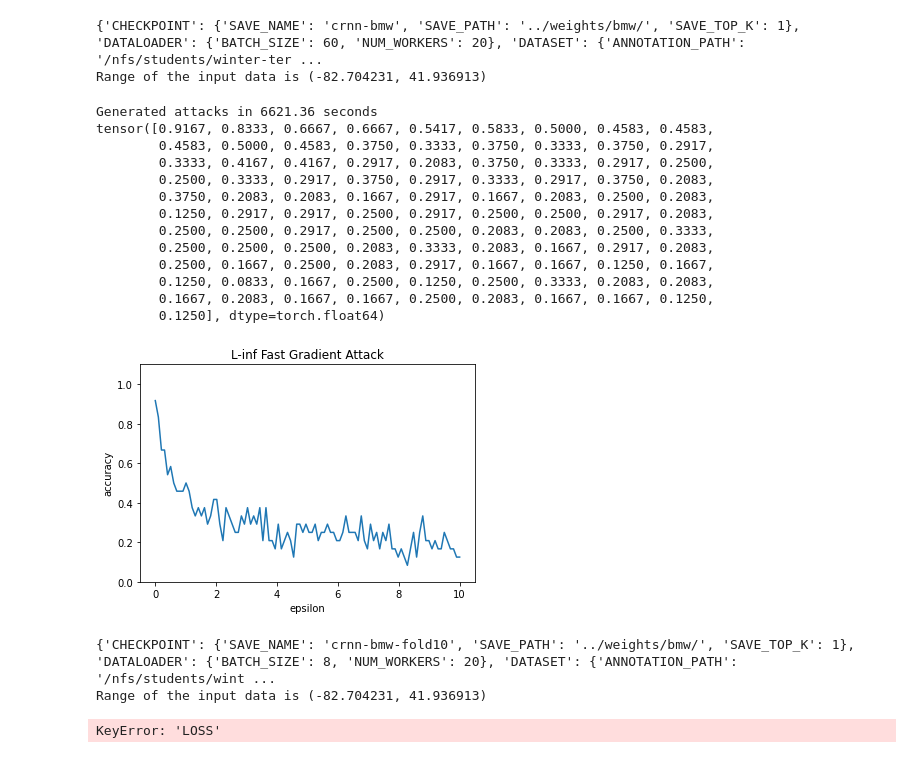
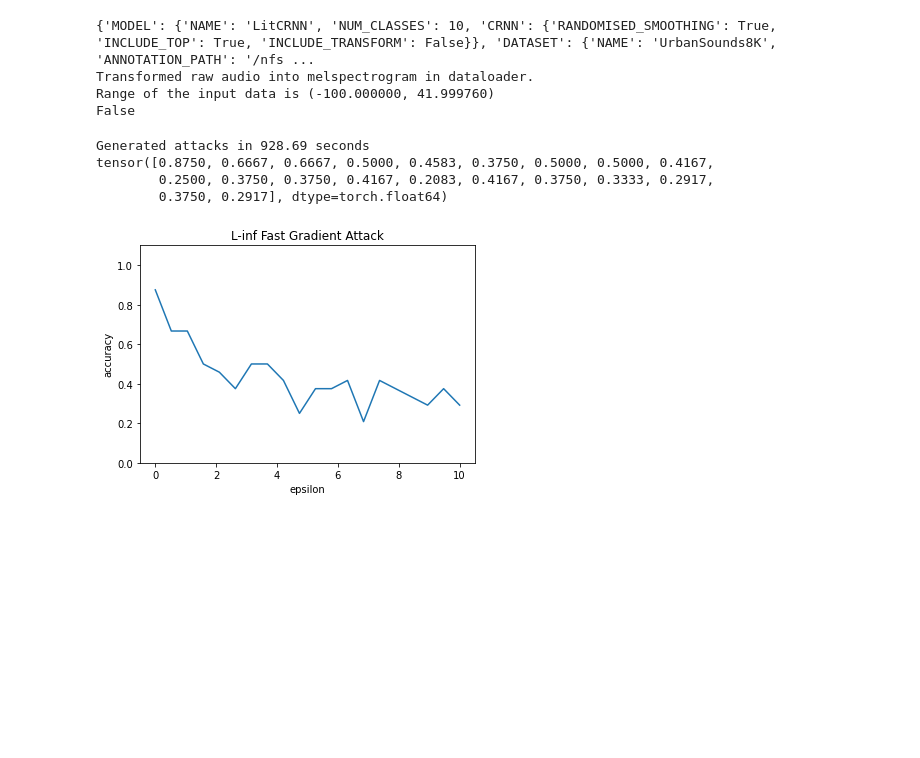
Before and after one commit to Vardanush/Robust-audio-classification, a Jupyter notebook: notebooks/foolbox_attacks.ipynb, the cells around one changed output. Drawn from its saved outputs; the diff is of its cells as text; code cells hidden in the pictures; blank space fills up the shorter version.

Commit message:
Fast gradient attack added

```diff
--- a/notebooks/foolbox_attacks.ipynb
+++ b/notebooks/foolbox_attacks.ipynb
@@ -87,11 +87,11 @@ import warnings
 warnings.filterwarnings('ignore')
 
 import sys
-pkg_path = "/nfs/homedirs/yuny/project-1/audio_classification"
+pkg_path = "/nfs/students/winter-term-2020/project-1/project-1/audio_classification"
 if pkg_path not in sys.path:
     sys.path.append(pkg_path)
 
-pkg_path = "/nfs/homedirs/yuny/project-1/foolbox"
+pkg_path = "//nfs/students/winter-term-2020/project-1/project-1/foolbox"
 if pkg_path not in sys.path:
     sys.path.append(pkg_path)
 
@@ -102,7 +102,7 @@ import yaml
 import torch
 from audio_classification.tools import do_train, get_dataloader, get_model, get_transform
 from audio_classification.tools.train_net import collate
-from audio_classification.model import lit_m11, LitCRNN
+from audio_classification.model import lit_m11, LitCRNN, SmoothClassifier
 from audio_classification.data import BMWDataset, UrbanSoundDataset
 
 from foolbox import PyTorchModel, accuracy, samples
@@ -116,9 +116,9 @@ import matplotlib.pyplot as plt
 
 torch.cuda.empty_cache()
 device = torch.device('cpu')
-# device = (torch.device('cuda') if torch.cuda.is_available() else torch.device('cpu'))
-project_dir = '/nfs/homedirs/yuny/project-1/'
-save_folder = '/nfs/homedirs/yuny/project-1/attack_results/'
+#device = (torch.device('cuda') if torch.cuda.is_available() else torch.device('cpu'))
+project_dir = '/nfs/students/winter-term-2020/project-1/project-1/'
+save_folder = '/nfs/students/winter-term-2020/project-1/project-1/attack_results/'
 # %%
 def attack_model(project_dir, config_path, pretrained_path, title):
     with open(os.path.join(project_dir, config_path), "r") as config_file:
@@ -126,8 +126,8 @@ def attack_model(project_dir, config_path, pretrained_path, title):
     print(configs)
 
     # use validattion set
-    val_set = BMWDataset(configs, [11], transform=get_transform(configs)) # actually the test set
-    # val_set = UrbanSoundDataset(configs, [10], transform=get_transform(configs))
+    #val_set = BMWDataset(configs, [11], transform=get_transform(configs)) # actually the test set
+    val_set = UrbanSoundDataset(configs, [1], transform=get_transform(configs))
     val_loader = DataLoader(val_set, batch_size=24, shuffle=False,
                                     num_workers=configs["DATALOADER"]["NUM_WORKERS"],
                                     pin_memory=True, collate_fn = collate)
@@ -151,7 +151,13 @@ def attack_model(project_dir, config_path, pretrained_path, title):
     else:
         weight = None
 
-    model = LitCRNN.load_from_checkpoint(path_to_checkpoint, cfg=configs, class_weights=weight, strict=False, map_location=device)
+    if configs["MODEL"]["CRNN"]["RANDOMISED_SMOOTHING"] == True:
+        base_classifier = LitCRNN(cfg=configs, class_weights=weight)
+        model = SmoothClassifier.load_from_checkpoint(checkpoint_path=path_to_checkpoint, cfg=configs, map_location=device, class_weights=weight, base_classifier = base_classifier.to(device=device))
+        print(next(model.parameters()).is_cuda)
+    else:
+        model = LitCRNN.load_from_checkpoint(path_to_checkpoint, cfg=configs, class_weights=weight, strict=False, map_location=device)
+
     fmodel = PyTorchModel(model, bounds=(lower_bound, upper_bound), device=device)
 
     # evaluate accuracy on clean data on a batch
@@ -365,31 +198,0 @@ tensor([0.9167, 0.8750, 0.8333, 0.7917, 0.7083, 0.5417, 0.5417, 0.5833, 0.7083,
-# %%
-title = 'bmw_e=0.1_ls_normal_weight'
-config_path = 'logs/bmw/default/crnn_bmw_ls_normal/hparams.yaml'
-pretrained_path = 'weights/bmw/crnn-bmw-ls-normal-epoch=74-val_acc=0.983.ckpt'
-attack_model(project_dir, config_path, pretrained_path, title)
-# %% [output]
-{'CHECKPOINT': {'SAVE_NAME': 'crnn-bmw', 'SAVE_PATH': '../weights/bmw/', 'SAVE_TOP_K': 1}, 'DATALOADER': {'BATCH_SIZE': 60, 'NUM_WORKERS': 20}, 'DATASET': {'ANNOTATION_PATH': '/nfs/students/winter-ter ...
-Range of the input data is (-82.704231, 41.936913)
-Generated attacks in 6621.36 seconds
-tensor([0.9167, 0.8333, 0.6667, 0.6667, 0.5417, 0.5833, 0.5000, 0.4583, 0.4583,
-        0.4583, 0.5000, 0.4583, 0.3750, 0.3333, 0.3750, 0.3333, 0.3750, 0.2917,
-        0.3333, 0.4167, 0.4167, 0.2917, 0.2083, 0.3750, 0.3333, 0.2917, 0.2500,
-        0.2500, 0.3333, 0.2917, 0.3750, 0.2917, 0.3333, 0.2917, 0.3750, 0.2083,
-        0.3750, 0.2083, 0.2083, 0.1667, 0.2917, 0.1667, 0.2083, 0.2500, 0.2083,
-        0.1250, 0.2917, 0.2917, 0.2500, 0.2917, 0.2500, 0.2500, 0.2917, 0.2083,
-        0.2500, 0.2500, 0.2917, 0.2500, 0.2500, 0.2083, 0.2083, 0.2500, 0.3333,
-        0.2500, 0.2500, 0.2500, 0.2083, 0.3333, 0.2083, 0.1667, 0.2917, 0.2083,
-        0.2500, 0.1667, 0.2500, 0.2083, 0.2917, 0.1667, 0.1667, 0.1250, 0.1667,
-        0.1250, 0.0833, 0.1667, 0.2500, 0.1250, 0.2500, 0.3333, 0.2083, 0.2083,
-        0.1667, 0.2083, 0.1667, 0.1667, 0.2500, 0.2083, 0.1667, 0.1667, 0.1250,
-        0.1250], dtype=torch.float64)
-[figure, removed]
-# %%
-title = 'bmw_no_ls_squared_weight'
-config_path = 'logs/bmw/crnn_squared_10fold_cv/version_9/hparams.yaml'
-pretrained_path = 'weights/bmw/crnn_squared_10fold_cv/crnn-bmw-fold10-epoch=111-val_acc=0.967.ckpt'
-attack_model(project_dir, config_path, pretrained_path, title)
-# %% [output]
-{'CHECKPOINT': {'SAVE_NAME': 'crnn-bmw-fold10', 'SAVE_PATH': '../weights/bmw/', 'SAVE_TOP_K': 1}, 'DATALOADER': {'BATCH_SIZE': 8, 'NUM_WORKERS': 20}, 'DATASET': {'ANNOTATION_PATH': '/nfs/students/wint ...
-Range of the input data is (-82.704231, 41.936913)
-KeyError: 'LOSS'
@@ -400,0 +199,15 @@ attack_model(project_dir, config_path, pretrained_path, title)
+# %%
+title = 'us8k_sigma_0.25_rs'
+config_path = '/nfs/students/winter-term-2020/project-1/project-1/audio_classification/configs/crnn_urbansound8k-0.25.yaml'
+pretrained_path = '/nfs/students/winter-term-2020/project-1/project-1/weights/week-6/randomised-smoothing/crnn-us8k-epoch=18-val_acc=0.667.ckpt'
+attack_model(project_dir, config_path, pretrained_path, title)
+# %% [output]
+{'MODEL': {'NAME': 'LitCRNN', 'NUM_CLASSES': 10, 'CRNN': {'RANDOMISED_SMOOTHING': True, 'INCLUDE_TOP': True, 'INCLUDE_TRANSFORM': False}}, 'DATASET': {'NAME': 'UrbanSounds8K', 'ANNOTATION_PATH': '/nfs ...
+Transformed raw audio into melspectrogram in dataloader.
+Range of the input data is (-100.000000, 41.999760)
+False
+Generated attacks in 928.69 seconds
+tensor([0.8750, 0.6667, 0.6667, 0.5000, 0.4583, 0.3750, 0.5000, 0.5000, 0.4167,
+        0.2500, 0.3750, 0.3750, 0.4167, 0.2083, 0.4167, 0.3750, 0.3333, 0.2917,
+        0.3750, 0.2917], dtype=torch.float64)
+[figure, added]
```
Also changed, not shown: parts of 18 cells of this notebook, 7 other files.
